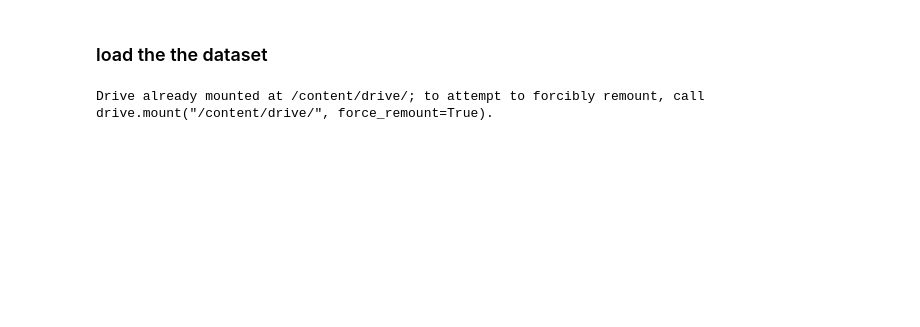
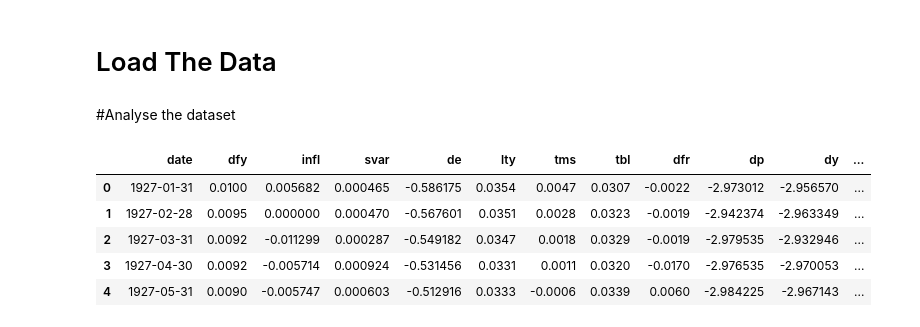
Before and after one commit to demilade27/Predicting-Monthly-Excess-Returns-of-Market-Index, a Jupyter notebook: Predicting_Monthly_Excess_Returns_of_Market_Index.ipynb, the cells around one changed output. Drawn from its saved outputs; the diff is of its cells as text; code cells hidden in the pictures; blank space fills up the shorter version.

```diff
--- a/Predicting_Monthly_Excess_Returns_of_Market_Index.ipynb
+++ b/Predicting_Monthly_Excess_Returns_of_Market_Index.ipynb
@@ -27,0 +20,2 @@ Successfully installed scikit-learn-1.3.0
+# %% [markdown]
+# Load The Data
@@ -28,8 +24,12 @@ Successfully installed scikit-learn-1.3.0
 # %% [markdown]
-### load the the dataset
+#Analyse the dataset
-# %%
-from google.colab import drive
-drive.mount('/content/drive/')
-df = pd.read_csv('/content/drive/MyDrive/GroupProject/Predicting-Monthly-Excess-Returns-of-Market-Index/data.csv')
-# %% [output]
-Drive already mounted at /content/drive/; to attempt to forcibly remount, call drive.mount("/content/drive/", force_remount=True).
+# %%
+# @title Print top 5
+df.head()
+# %% [output]
+|  | date | dfy | infl | svar | de | lty | tms | tbl | dfr | dp | dy | ... |
+| 0 | 1927-01-31 | 0.0100 | 0.005682 | 0.000465 | -0.586175 | 0.0354 | 0.0047 | 0.0307 | -0.0022 | -2.973012 | -2.956570 | ... |
+| 1 | 1927-02-28 | 0.0095 | 0.000000 | 0.000470 | -0.567601 | 0.0351 | 0.0028 | 0.0323 | -0.0019 | -2.942374 | -2.963349 | ... |
+| 2 | 1927-03-31 | 0.0092 | -0.011299 | 0.000287 | -0.549182 | 0.0347 | 0.0018 | 0.0329 | -0.0019 | -2.979535 | -2.932946 | ... |
+| 3 | 1927-04-30 | 0.0092 | -0.005714 | 0.000924 | -0.531456 | 0.0331 | 0.0011 | 0.0320 | -0.0170 | -2.976535 | -2.970053 | ... |
+| 4 | 1927-05-31 | 0.0090 | -0.005747 | 0.000603 | -0.512916 | 0.0333 | -0.0006 | 0.0339 | 0.0060 | -2.984225 | -2.967143 | ... |
```
Also changed, not shown: parts of 16 cells of this notebook.
